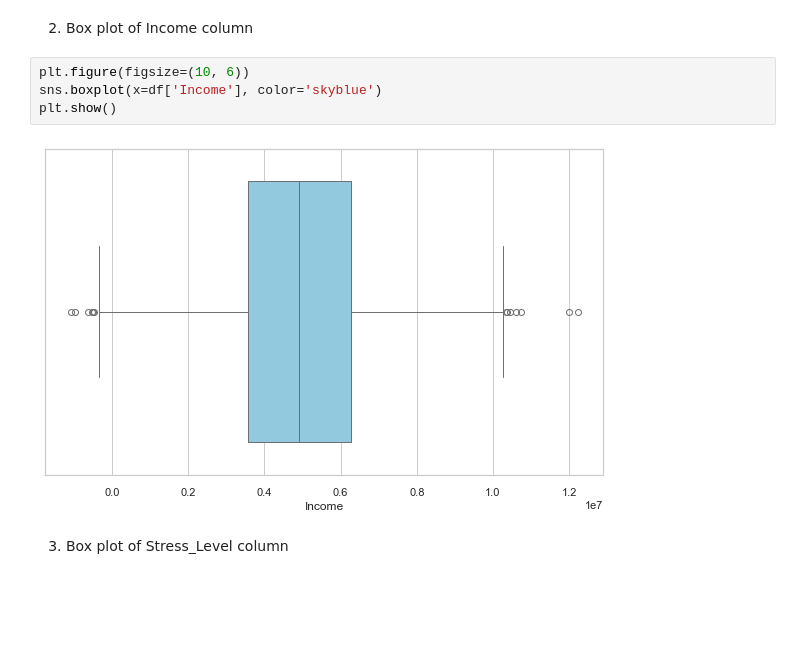
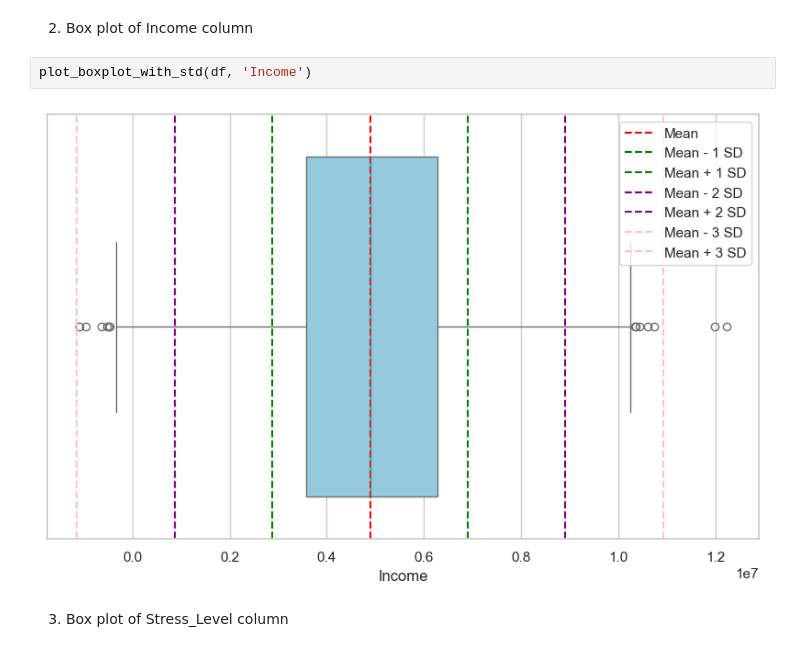
Before and after one commit to salsbiila/K02-IF2220-13522060-13522062, a Jupyter notebook: Health.ipynb, the cells around one changed output. Drawn from its saved outputs; the diff is of its cells as text; blank space fills up the shorter version.

```diff
--- a/Health.ipynb
+++ b/Health.ipynb
@@ -365,10 +377,8 @@ plt.show()
 # %% [markdown]
 2. Box plot of Income column
-# %%
-plt.figure(figsize=(10, 6))
-sns.boxplot(x=df['Income'], color='skyblue')
-plt.show()
-# %% [output]
-[figure, removed]
+# %%
+plot_boxplot_with_std(df, 'Income')
+# %% [output]
+[figure, added]
 # %% [markdown]
 3. Box plot of Stress_Level column
```
Also changed, not shown: parts of 20 cells of this notebook.
